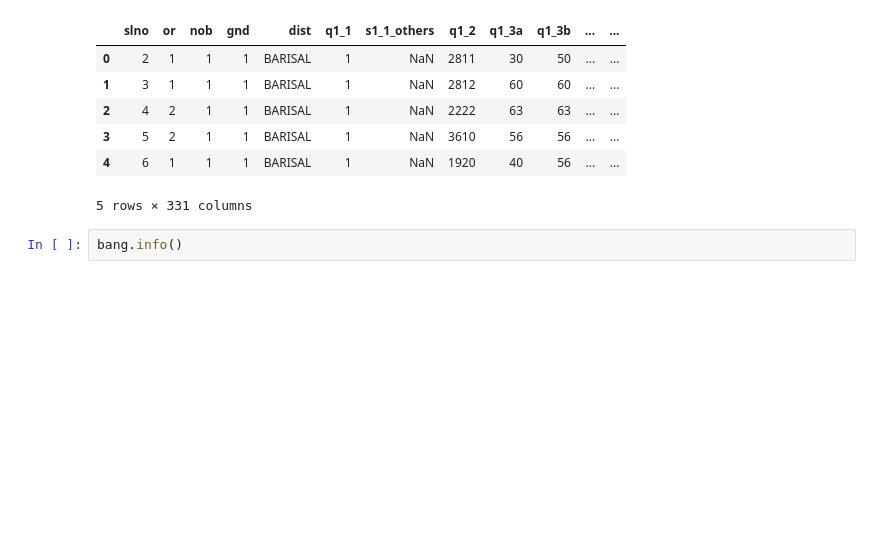
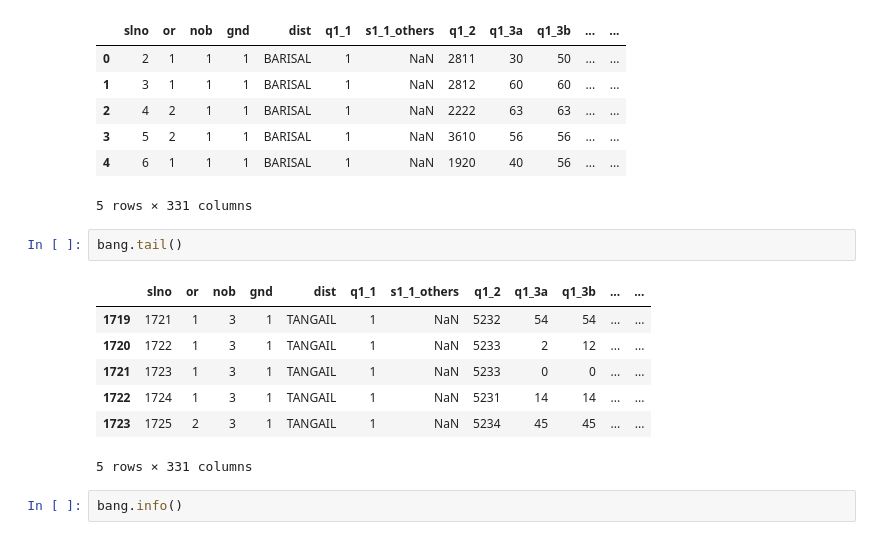
Before and after one commit to sjmanning/ECON628-01-sjmanning, a Jupyter notebook: Project_2_Bangladesh.ipynb, the cells around one changed output. Cells and saved outputs as stored; diff of their text form; blank space fills up the shorter version.

```diff
--- a/Project_2_Bangladesh.ipynb
+++ b/Project_2_Bangladesh.ipynb
@@ -31,6 +31,16 @@ bang.head()
 | 3 | 5 | 2 | 1 | 1 | BARISAL | 1 | NaN | 3610 | 56 | 56 | ... | ... |
 | 4 | 6 | 1 | 1 | 1 | BARISAL | 1 | NaN | 1920 | 40 | 56 | ... | ... |
 5 rows × 331 columns
+# %%
+bang.tail()
+# %% [output]
+|  | slno | or | nob | gnd | dist | q1_1 | s1_1_others | q1_2 | q1_3a | q1_3b | ... | ... |
+| 1719 | 1721 | 1 | 3 | 1 | TANGAIL | 1 | NaN | 5232 | 54 | 54 | ... | ... |
+| 1720 | 1722 | 1 | 3 | 1 | TANGAIL | 1 | NaN | 5233 | 2 | 12 | ... | ... |
+| 1721 | 1723 | 1 | 3 | 1 | TANGAIL | 1 | NaN | 5233 | 0 | 0 | ... | ... |
+| 1722 | 1724 | 1 | 3 | 1 | TANGAIL | 1 | NaN | 5231 | 14 | 14 | ... | ... |
+| 1723 | 1725 | 2 | 3 | 1 | TANGAIL | 1 | NaN | 5234 | 45 | 45 | ... | ... |
+5 rows × 331 columns
 # %%
 bang.info()
 # %% [output]
```
Also changed, not shown: parts of 10 cells of this notebook.
